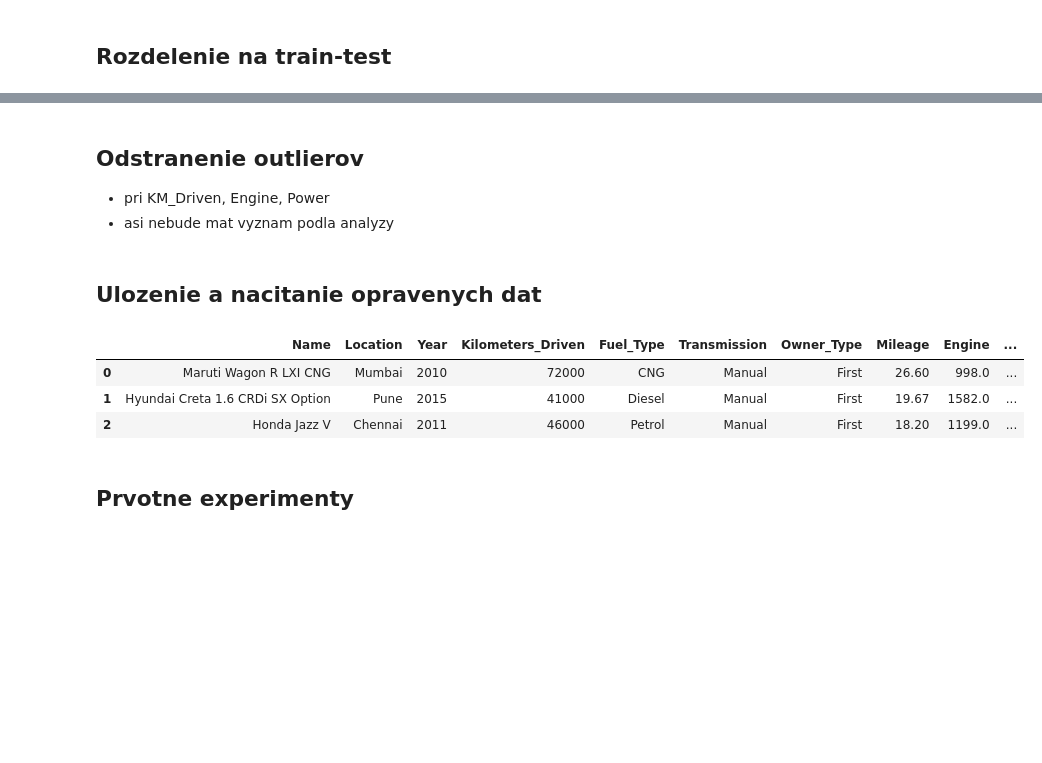
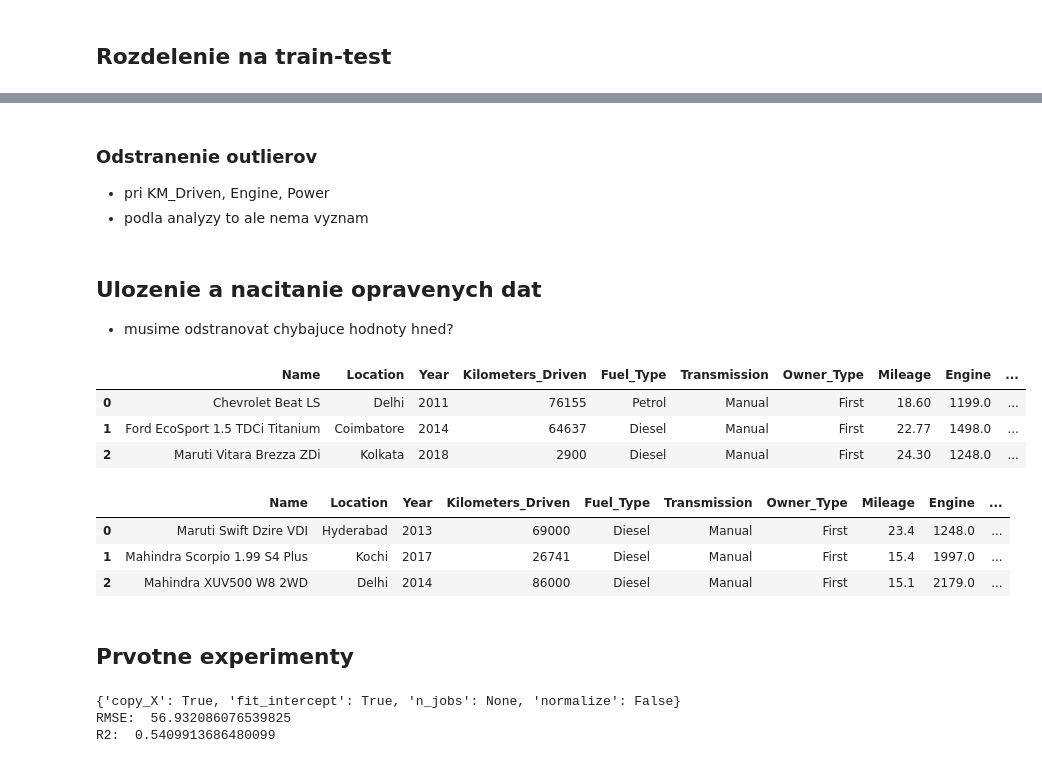
Before and after one commit to simon3358/oznal_2020, a Jupyter notebook: predspracovanie.ipynb, the cells around one changed output, grey strips where cells are left out. Cells and saved outputs as stored; diff of their text form; code cells hidden in the pictures; blank space fills up the shorter version.

```diff
--- a/predspracovanie.ipynb
+++ b/predspracovanie.ipynb
@@ -147,6 +195,6 @@ X_train, X_test, y_train, y_test = train_test_split(df.loc[:, df.columns != 'Pri
 # %% [markdown]
-## Odstranenie outlierov
+### Odstranenie outlierov
 - pri KM_Driven, Engine, Power
-- asi nebude mat vyznam podla analyzy
+- podla analyzy to ale nema vyznam
 # %%
 def quantile_replace(column):
@@ -162,5 +209,6 @@ def quantile_replace(column):
 # quantile_replace('Kilometers_Driven')
 # %% [markdown]
 ## Ulozenie a nacitanie opravenych dat
+- musime odstranovat chybajuce hodnoty hned?
 # %%
 # ulozenie
@@ -168,11 +217,20 @@ df.to_csv('data/cars_processed.csv')
 # %%
 # nacitanie a vypis
-df = pd.read_csv('data/cars_processed.csv').drop('Unnamed: 0', axis=1)
-df.head(3)
+df_train = pd.read_csv('data/cars_train.csv').drop('Unnamed: 0', axis=1)
+df_train.head(3)
 # %% [output]
 |  | Name | Location | Year | Kilometers_Driven | Fuel_Type | Transmission | Owner_Type | Mileage | Engine | ... |
-| 0 | Maruti Wagon R LXI CNG | Mumbai | 2010 | 72000 | CNG | Manual | First | 26.60 | 998.0 | ... |
-| 1 | Hyundai Creta 1.6 CRDi SX Option | Pune | 2015 | 41000 | Diesel | Manual | First | 19.67 | 1582.0 | ... |
-| 2 | Honda Jazz V | Chennai | 2011 | 46000 | Petrol | Manual | First | 18.20 | 1199.0 | ... |
+| 0 | Chevrolet Beat LS | Delhi | 2011 | 76155 | Petrol | Manual | First | 18.60 | 1199.0 | ... |
+| 1 | Ford EcoSport 1.5 TDCi Titanium | Coimbatore | 2014 | 64637 | Diesel | Manual | First | 22.77 | 1498.0 | ... |
+| 2 | Maruti Vitara Brezza ZDi | Kolkata | 2018 | 2900 | Diesel | Manual | First | 24.30 | 1248.0 | ... |
+# %%
+# nacitanie a vypis
+df_test = pd.read_csv('data/cars_test.csv').drop('Unnamed: 0', axis=1)
+df_test.head(3)
+# %% [output]
+|  | Name | Location | Year | Kilometers_Driven | Fuel_Type | Transmission | Owner_Type | Mileage | Engine | ... |
+| 0 | Maruti Swift Dzire VDI | Hyderabad | 2013 | 69000 | Diesel | Manual | First | 23.4 | 1248.0 | ... |
+| 1 | Mahindra Scorpio 1.99 S4 Plus | Kochi | 2017 | 26741 | Diesel | Manual | First | 15.4 | 1997.0 | ... |
+| 2 | Mahindra XUV500 W8 2WD | Delhi | 2014 | 86000 | Diesel | Manual | First | 15.1 | 2179.0 | ... |
 # %% [markdown]
 ## Prvotne experimenty
@@ -178,0 +247,13 @@ df.head(3)
+# %%
+model = LinearRegression()
+model.fit(x_train, y_train)
+print(model.get_params())
+
+predict = model.predict(x_test)
+print("RMSE: ", mean_squared_error(y_test, predict))
+print("R2: ", r2_score(y_test, predict))
+print()
+# %% [output]
+{'copy_X': True, 'fit_intercept': True, 'n_jobs': None, 'normalize': False}
+RMSE:  56.932086076539825
+R2:  0.5409913686480099
```
Also changed, not shown: parts of 31 cells of this notebook, 3 other files.
